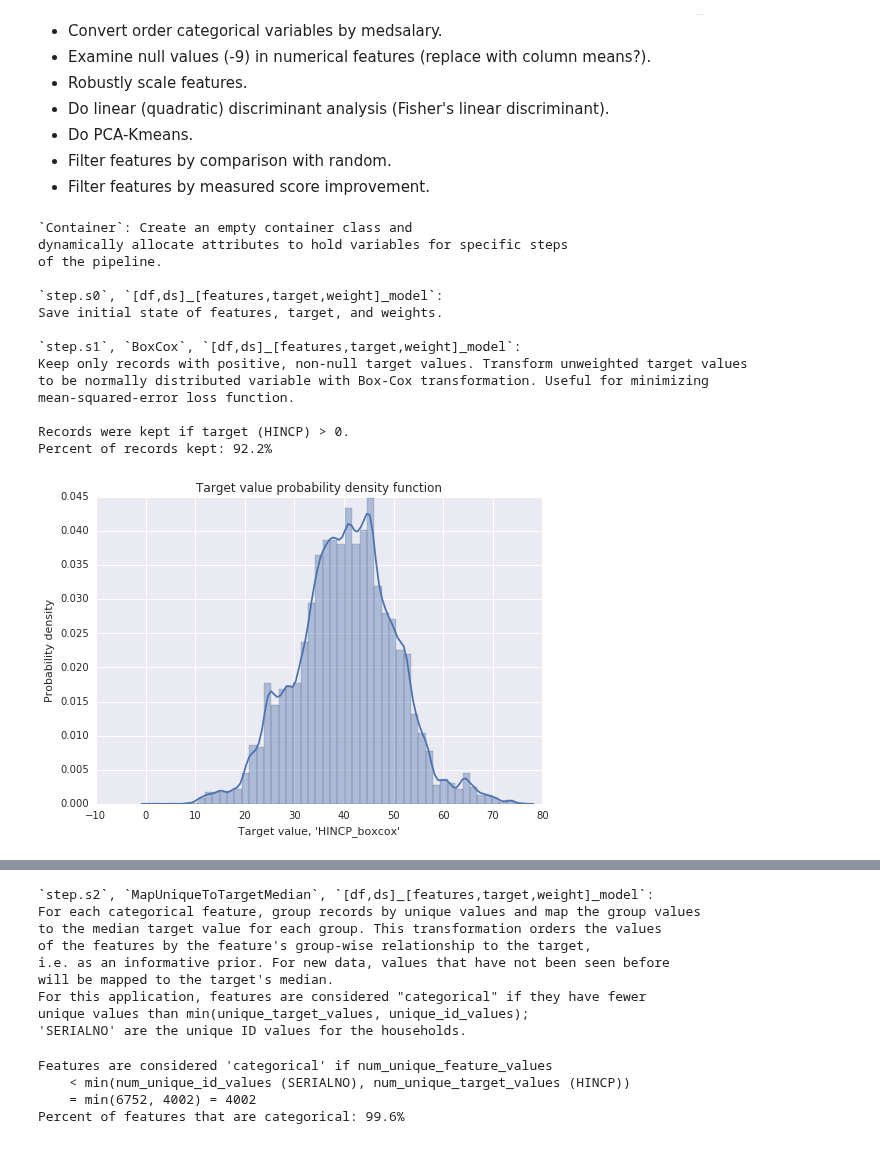
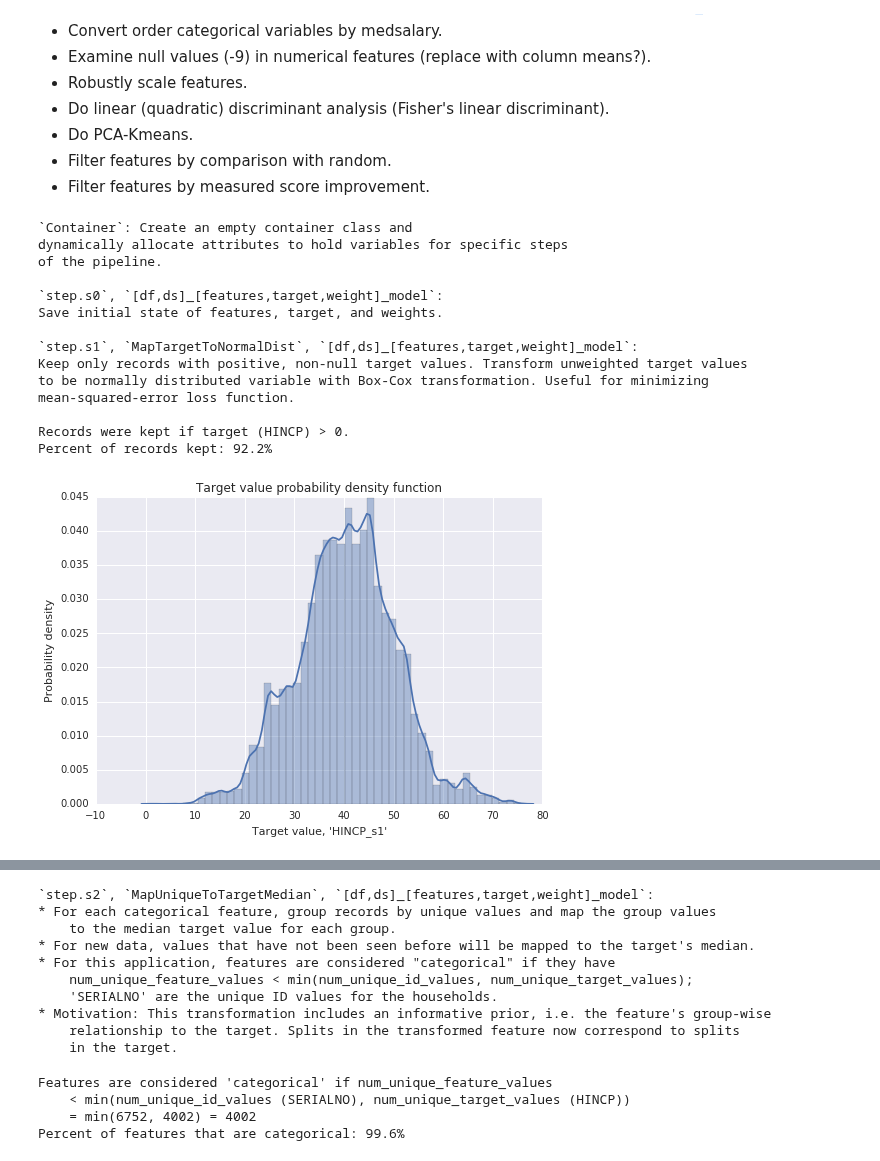
Before and after one commit to stharrold/stharrold.github.io, a Jupyter notebook: content/static/20160221-predict-household-income-from-census/20160221-predict-household-income-from-census.ipynb, the cells around one changed output, grey strips where cells are left out. Drawn from its saved outputs; the diff is of its cells as text; code cells hidden in the pictures.

Commit message:
20160221...ipynb: adding MapUniqueToTargetMedian, ref #36

```diff
--- a/content/static/20160221-predict-household-income-from-census/20160221-predict-household-income-from-census.ipynb
+++ b/content/static/20160221-predict-household-income-from-census/20160221-predict-household-income-from-census.ipynb
@@ -653,7 +653,7 @@ time_start = time.perf_counter()
 step = dsd.utils.Container()
 
 print(r"""`step.s0`, `[df,ds]_[features,target,weight]_model`:
-Save initial state of features, target, and weights.
+* Save initial state of features, target, and weights.
 """)
 
 step.s0 = dsd.utils.Container()
@@ -662,59 +662,61 @@ step.s0.dfs.df_features_model = df_features_model.copy()
 step.s0.dfs.ds_target_model = ds_target_model.copy()
 step.s0.dfs.ds_weight_model = ds_weight_model.copy()
 
-print(r"""`step.s1`, `BoxCox`, `[df,ds]_[features,target,weight]_model`:
-Keep only records with positive, non-null target values. Transform unweighted target values
-to be normally distributed variable with Box-Cox transformation. Useful for minimizing
-mean-squared-error loss function.
+print(r"""`step.s1`, `MapTargetToNormalDist`, `[df,ds]_[features,target,weight]_model`:
+* Keep only records with positive, non-null target values.
+* Transform unweighted target values to be normally distributed variable with a
+    Box-Cox power transformation.
+* Motivation: A mean-squared-error loss function performs better when the target value is
+    normally distributed.
 """)
 
 # Transform positive target values to be normally distributed when unweighted.
 # Note: Null values were set to -9.
 step.s1 = dsd.utils.Container()
-step.s1.boxcox = dsd.ml.BoxCox()
-step.s1.boxcox.fit(
+step.s1.mapping = dsd.ml.MapTargetToNormalDist()
+step.s1.mapping.fit(
     df_features=step.s0.dfs.df_features_model,
     ds_target=step.s0.dfs.ds_target_model,
     ds_weight=step.s0.dfs.ds_weight_model)
 step.s1.dfs = dsd.utils.Container()
 (step.s1.dfs.df_features_model, step.s1.dfs.ds_target_model, step.s1.dfs.ds_weight_model) =\
-    step.s1.boxcox.transform(
+    step.s1.mapping.transform(
         df_features=step.s0.dfs.df_features_model,
         ds_target=step.s0.dfs.ds_target_model,
         ds_weight=step.s0.dfs.ds_weight_model)
-step.s1.dfs.ds_target_model.name += '_boxcox'
+step.s1.dfs.ds_target_model.name += '_s1'
 
 # Plot histogram of transformed unweighted target variable.
 print(
     ("Records were kept if target ({trg}) > 0.\n" +
      "Percent of records kept: {frac:.1%}").format(
         trg=step.s0.dfs.ds_target_model.name,
         frac=step.s1.dfs.ds_weight_model.sum()/step.s0.dfs.ds_weight_model.sum()))
 target_model_vals = list()
 for tup in zip(step.s1.dfs.ds_target_model.values, step.s1.dfs.ds_weight_model.astype(int)):
     target_model_vals += itertools.repeat(*tup)
 sns.distplot(target_model_vals, hist=True, kde=True, norm_hist=True)
 plt.title('Target value probability density function')
 plt.xlabel("Target value, '{target}'".format(target=step.s1.dfs.ds_target_model.name))
 plt.ylabel('Probability density')
 plt.show()
 del target_model_vals
 
 time_stop = time.perf_counter()
 print("Time elapsed (sec) = {diff:.1f}".format(diff=time_stop-time_start))
 # %% [output]
 `Container`: Create an empty container class and
 dynamically allocate attributes to hold variables for specific steps
 of the pipeline.
 
 `step.s0`, `[df,ds]_[features,target,weight]_model`:
 Save initial state of features, target, and weights.
 
-`step.s1`, `BoxCox`, `[df,ds]_[features,target,weight]_model`:
+`step.s1`, `MapTargetToNormalDist`, `[df,ds]_[features,target,weight]_model`:
 Keep only records with positive, non-null target values. Transform unweighted target values
 to be normally distributed variable with Box-Cox transformation. Useful for minimizing
 mean-squared-error loss function.
 
 Records were kept if target (HINCP) > 0.
 Percent of records kept: 92.2%
-[figure, old version]
+[figure, new version]
@@ -722,24 +724,27 @@ Time elapsed (sec) = 1.9
 # %%
 print(r"""`step.s2`, `MapUniqueToTargetMedian`, `[df,ds]_[features,target,weight]_model`:
-For each categorical feature, group records by unique values and map the group values
-to the median target value for each group. This transformation orders the values
-of the features by the feature's group-wise relationship to the target,
-i.e. as an informative prior. For new data, values that have not been seen before
-will be mapped to the target's median.
-For this application, features are considered "categorical" if they have
-num_unique_feature_values < min(num_unique_id_values, num_unique_target_values);
-'SERIALNO' are the unique ID values for the households.
+* For each categorical feature, group records by unique values and map the group values
+    to the unweighted median target value for each group.
+* For new data, values that have not been seen before will be mapped to the target's
+    unweighted median.
+* For this application, features are considered "categorical" if they have
+    num_unique_feature_values < min(num_unique_id_values, num_unique_target_values);
+    'SERIALNO' are the unique ID values for the households.
+* Motivation: This transformation includes an informative prior, i.e. the feature's group-wise
+    relationship to the target. Splits in the transformed feature now correspond to splits
+    in the target.
 """)
 # %% [output]
 `step.s2`, `MapUniqueToTargetMedian`, `[df,ds]_[features,target,weight]_model`:
-For each categorical feature, group records by unique values and map the group values
-to the median target value for each group. This transformation orders the values
-of the features by the feature's group-wise relationship to the target,
-i.e. as an informative prior. For new data, values that have not been seen before
-will be mapped to the target's median.
-For this application, features are considered "categorical" if they have fewer
-unique values than min(unique_target_values, unique_id_values);
-'SERIALNO' are the unique ID values for the households.
+* For each categorical feature, group records by unique values and map the group values
+    to the median target value for each group.
+* For new data, values that have not been seen before will be mapped to the target's median.
+* For this application, features are considered "categorical" if they have
+    num_unique_feature_values < min(num_unique_id_values, num_unique_target_values);
+    'SERIALNO' are the unique ID values for the households.
+* Motivation: This transformation includes an informative prior, i.e. the feature's group-wise
+    relationship to the target. Splits in the transformed feature now correspond to splits
+    in the target.
 # %%
 # Determine which features are categorical and plot.
 # Features are considered "categorical" if
```
Also changed, not shown: parts of 2 cells of this notebook.
